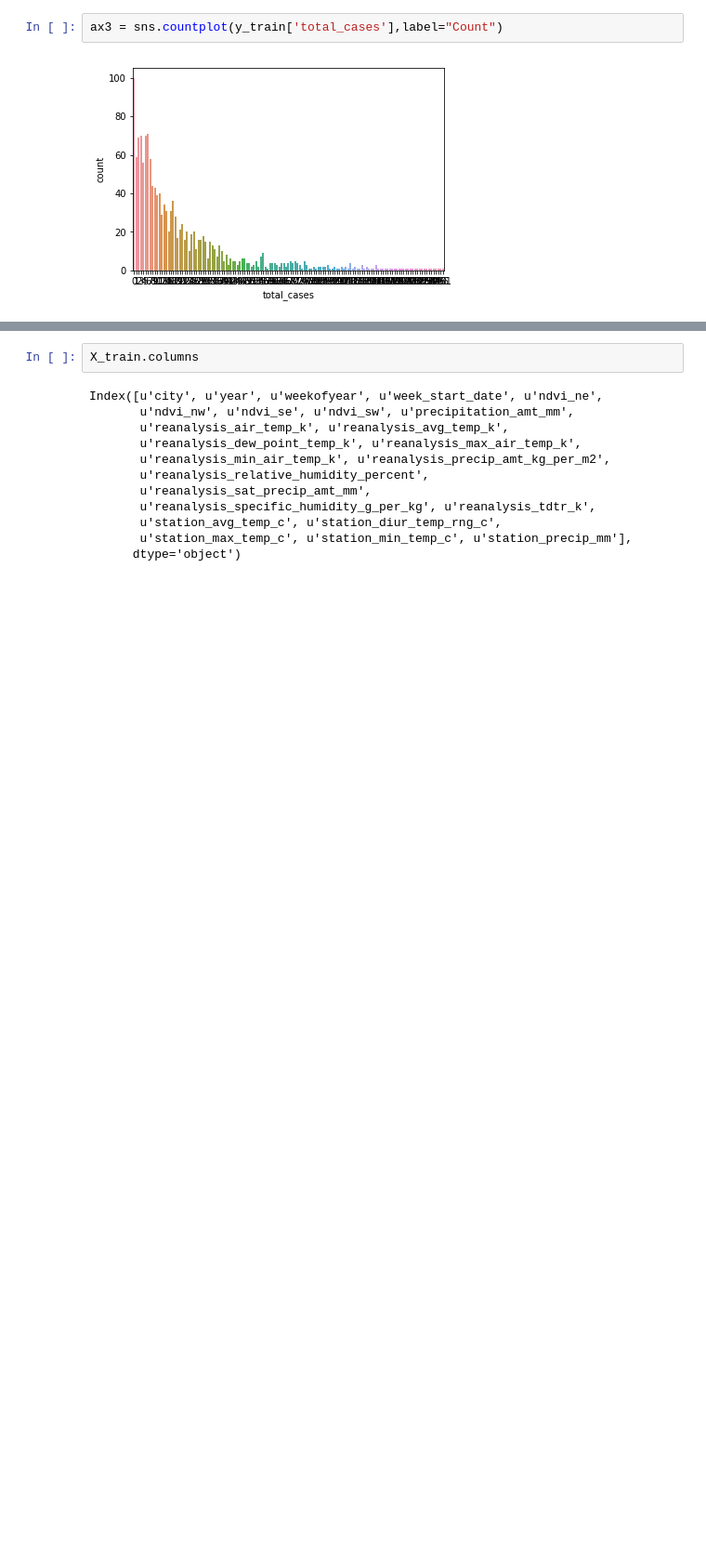
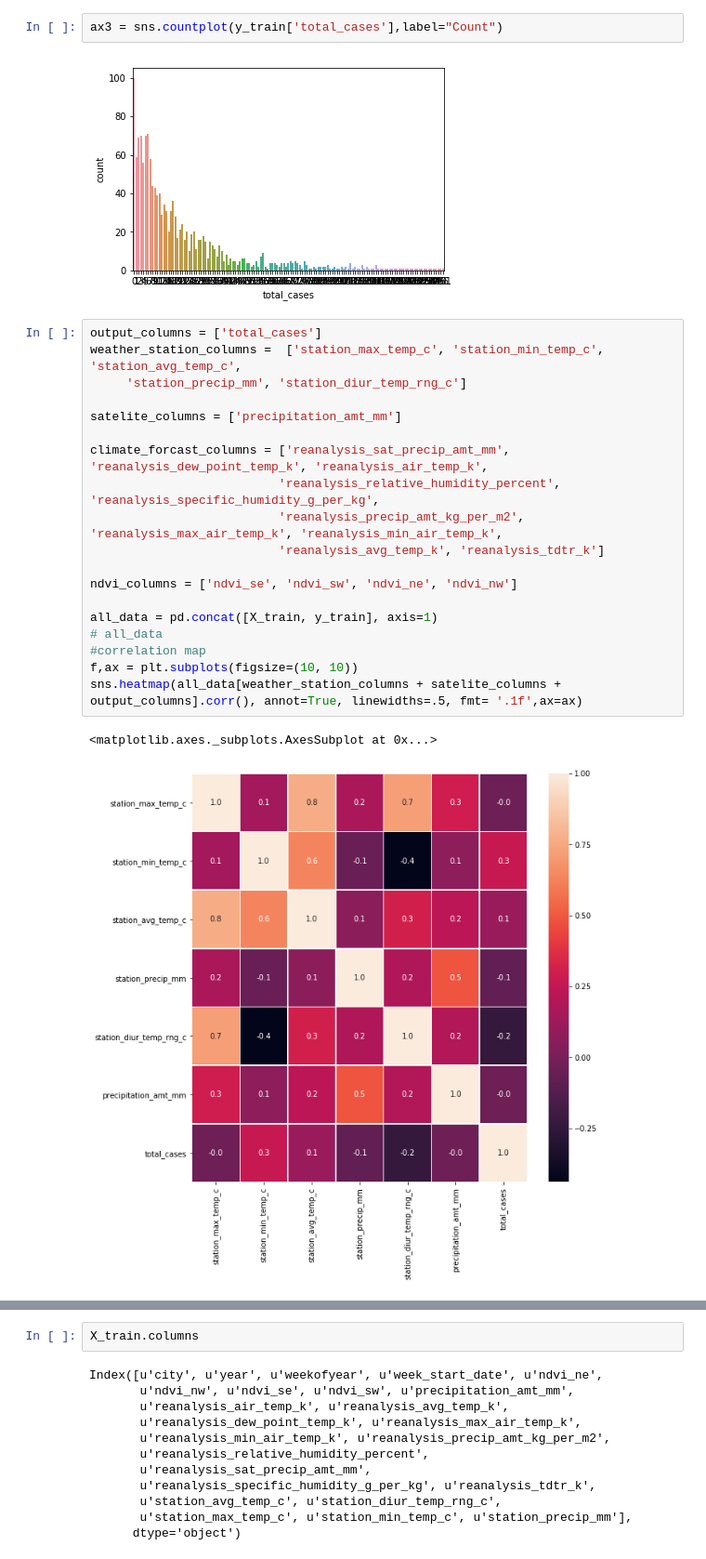
Before and after one commit to ChamodDamitha/Dengue-ML, a Jupyter notebook: Dengue-ML.ipynb, the cells around one changed output, grey strips where cells are left out. Shown: that part at 93% size. Drawn from its saved outputs; the diff is of its cells as text; blank space fills up the shorter version.

```diff
--- a/Dengue-ML.ipynb
+++ b/Dengue-ML.ipynb
@@ -50,4 +50,26 @@ ax2 = sns.countplot(y_train['weekofyear'],label="Count")
 ax3 = sns.countplot(y_train['total_cases'],label="Count")
 # %% [output]
 [figure]
+# %%
+output_columns = ['total_cases']
+weather_station_columns =  ['station_max_temp_c', 'station_min_temp_c', 'station_avg_temp_c',
+     'station_precip_mm', 'station_diur_temp_rng_c']
+
+satelite_columns = ['precipitation_amt_mm']
+
+climate_forcast_columns = ['reanalysis_sat_precip_amt_mm', 'reanalysis_dew_point_temp_k', 'reanalysis_air_temp_k',
+                          'reanalysis_relative_humidity_percent', 'reanalysis_specific_humidity_g_per_kg',
+                          'reanalysis_precip_amt_kg_per_m2', 'reanalysis_max_air_temp_k', 'reanalysis_min_air_temp_k',
+                          'reanalysis_avg_temp_k', 'reanalysis_tdtr_k']
+
+ndvi_columns = ['ndvi_se', 'ndvi_sw', 'ndvi_ne', 'ndvi_nw']
+
+all_data = pd.concat([X_train, y_train], axis=1)
+# all_data
+#correlation map
+f,ax = plt.subplots(figsize=(10, 10))
+sns.heatmap(all_data[weather_station_columns + satelite_columns + output_columns].corr(), annot=True, linewidths=.5, fmt= '.1f',ax=ax)
+# %% [output]
+<matplotlib.axes._subplots.AxesSubplot at 0x...>
+[figure, added]
 # %%
```
Also changed, not shown: parts of 8 cells of this notebook, 1 other file.
